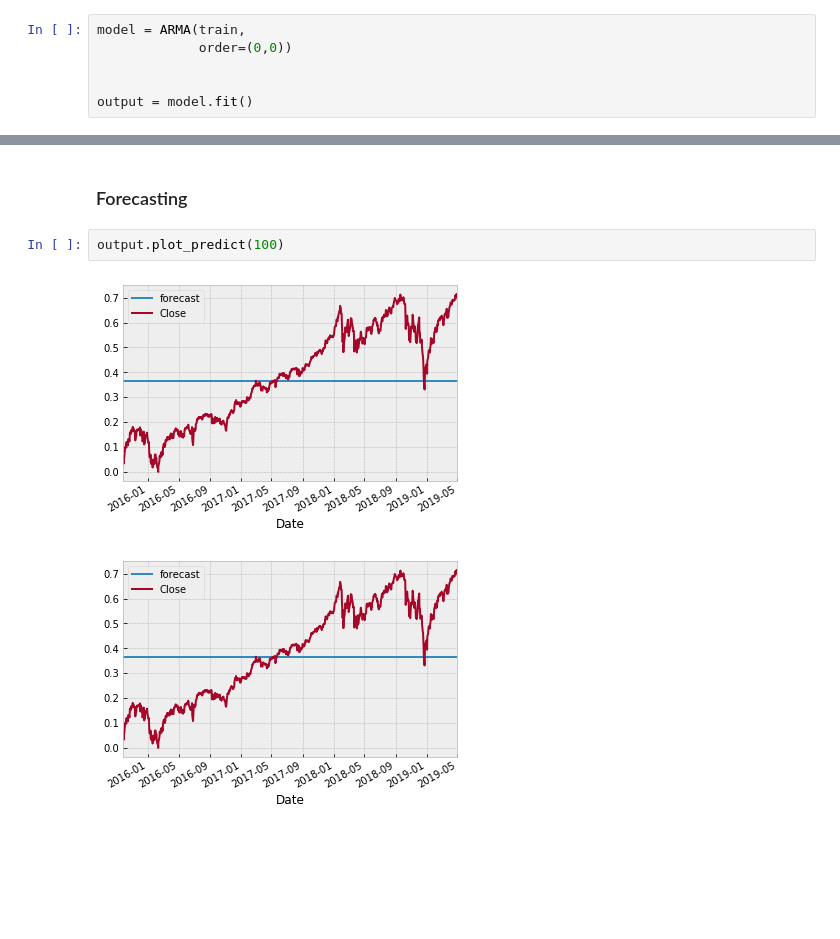
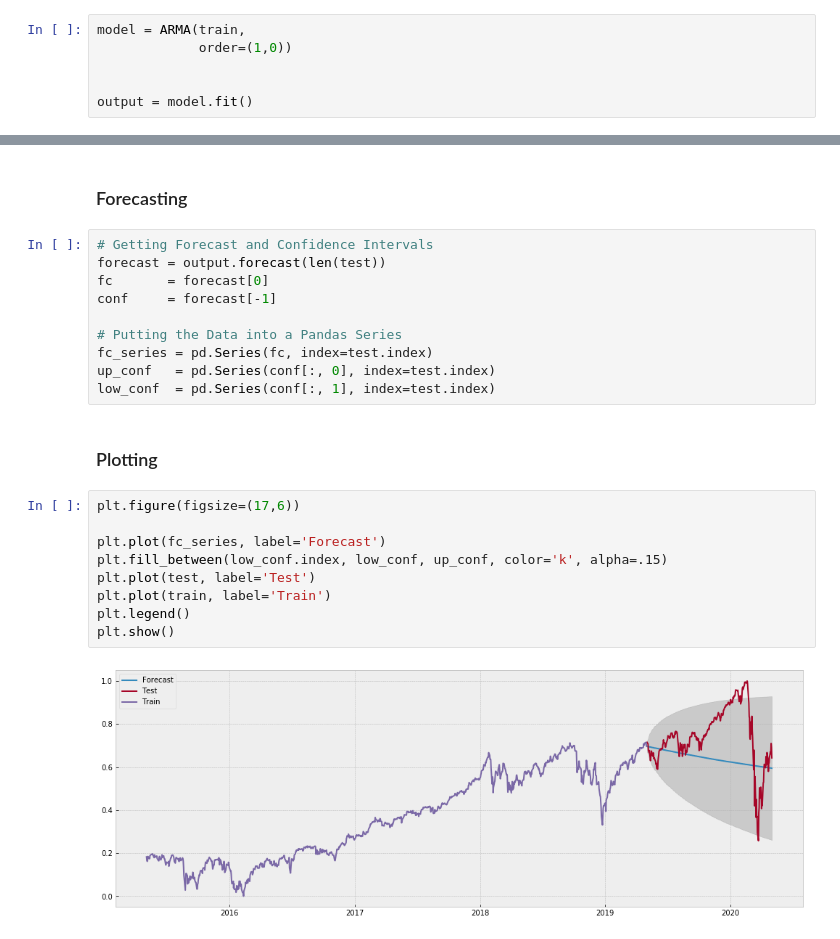
Before and after one commit to marcosan93/Price-Forecaster, a Jupyter notebook: ARMA-Stock-Model.ipynb, the cells around one changed output, grey strips where cells are left out. Cells and saved outputs as stored; diff of their text form; blank space fills up the shorter version.

Commit message:
plot forecast

```diff
--- a/ARMA-Stock-Model.ipynb
+++ b/ARMA-Stock-Model.ipynb
@@ -108,7 +108,7 @@ test = df.iloc[index:]
 ### Fitting the Model
 # %%
 model = ARMA(train,
-             order=(0,0))
+             order=(1,0))
 
 
 output = model.fit()
@@ -134,7 +140,25 @@ const          0.3636      0.006     58.488      0.000       0.351       0.376
 # %% [markdown]
 ### Forecasting
-# %%
-output.plot_predict(100)
-# %% [output]
-[figure, removed]
-[figure, removed]
+# %%
+# Getting Forecast and Confidence Intervals
+forecast = output.forecast(len(test))
+fc       = forecast[0]
+conf     = forecast[-1]
+
+# Putting the Data into a Pandas Series
+fc_series = pd.Series(fc, index=test.index)
+up_conf   = pd.Series(conf[:, 0], index=test.index)
+low_conf  = pd.Series(conf[:, 1], index=test.index)
+# %% [markdown]
+### Plotting
+# %%
+plt.figure(figsize=(17,6))
+
+plt.plot(fc_series, label='Forecast')
+plt.fill_between(low_conf.index, low_conf, up_conf, color='k', alpha=.15)
+plt.plot(test, label='Test')
+plt.plot(train, label='Train')
+plt.legend()
+plt.show()
+# %% [output]
+[figure, added]
```
Also changed, not shown: parts of 1 cell of this notebook.
